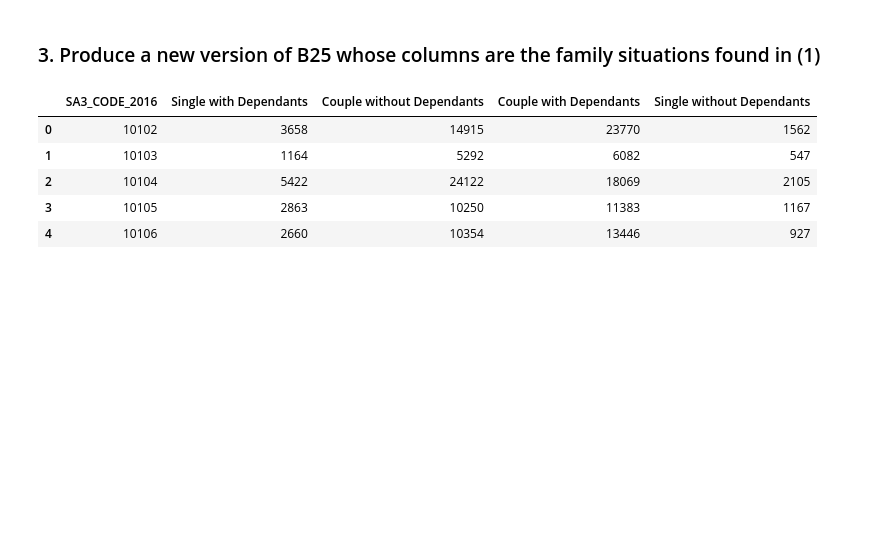
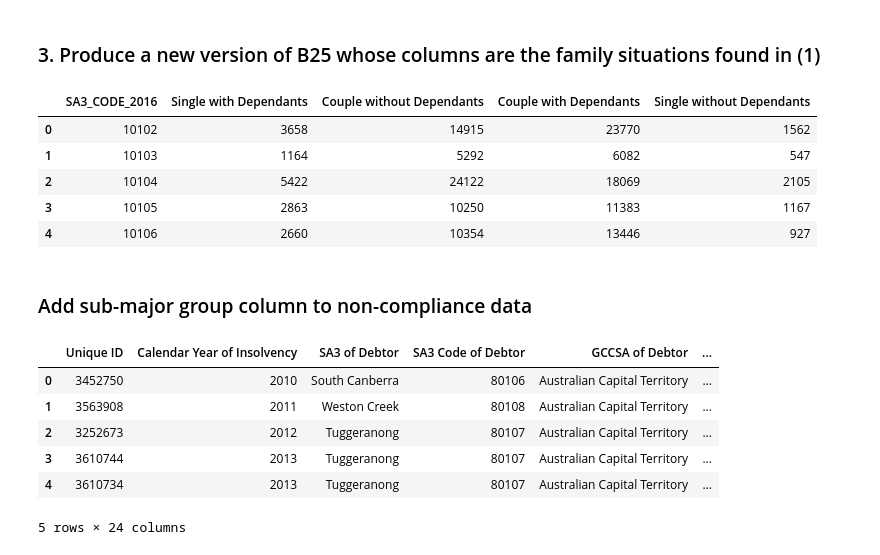
Before and after one commit to pmRed/govhack2018-EZ0, a Jupyter notebook: uhh.ipynb, the cells around one changed output. Cells and saved outputs as stored; diff of their text form; code cells hidden in the pictures; blank space fills up the shorter version.

Commit message:
major groups

```diff
--- a/uhh.ipynb
+++ b/uhh.ipynb
@@ -5,4 +7,7 @@ import pandas as pd
 # %%
 non_compliance_data = pd.read_csv('./data/afsa/non-compliance-in-personal-insolvencies.csv')
+display(non_compliance_data.shape)
+non_compliance_data = non_compliance_data[non_compliance_data['Debtor Occupation Code (ANZSCO)'].notnull()]
+display(non_compliance_data.shape)
 non_compliance_data.head(3)
 # %% [output]
@@ -163,3 +170,16 @@ yes_finally_why_was_this_so_hard.to_csv('./data/b25_but_with_less_family_situati
 | 2 | 10104 | 5422 | 24122 | 18069 | 2105 |
 | 3 | 10105 | 2863 | 10250 | 11383 | 1167 |
 | 4 | 10106 | 2660 | 10354 | 13446 | 927 |
+# %% [markdown]
+### Add sub-major group column to non-compliance data
+# %%
+non_compliance_data['Debtor Occupdation Code (Major) (ANZSCO)'] = non_compliance_data['Debtor Occupation Code (ANZSCO)'].apply(lambda e: int(str(e)[0]))
+non_compliance_data.head(5)
+# %% [output]
+|  | Unique ID | Calendar Year of Insolvency | SA3 of Debtor | SA3 Code of Debtor | GCCSA of Debtor | ... |
+| 0 | 3452750 | 2010 | South Canberra | 80106 | Australian Capital Territory | ... |
+| 1 | 3563908 | 2011 | Weston Creek | 80108 | Australian Capital Territory | ... |
+| 2 | 3252673 | 2012 | Tuggeranong | 80107 | Australian Capital Territory | ... |
+| 3 | 3610744 | 2013 | Tuggeranong | 80107 | Australian Capital Territory | ... |
+| 4 | 3610734 | 2013 | Tuggeranong | 80107 | Australian Capital Territory | ... |
+5 rows × 24 columns
```
Also changed, not shown: parts of 4 cells of this notebook, 1 other file.
